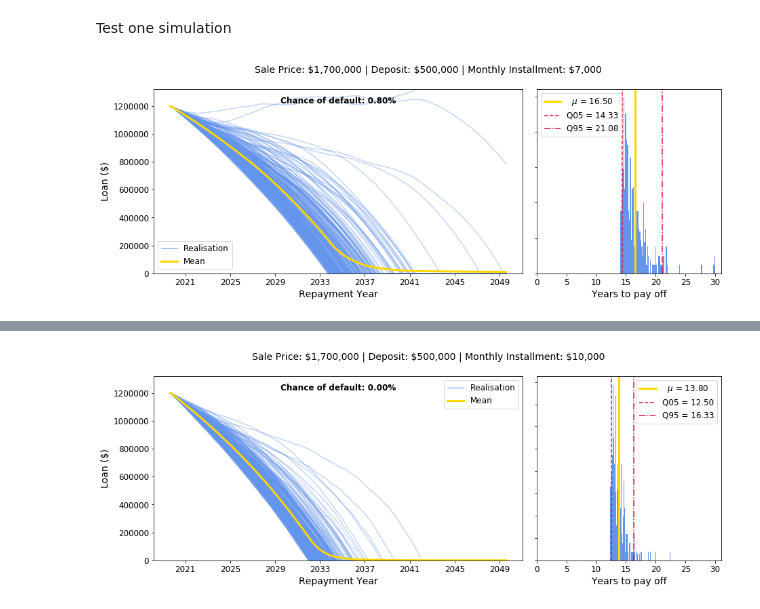
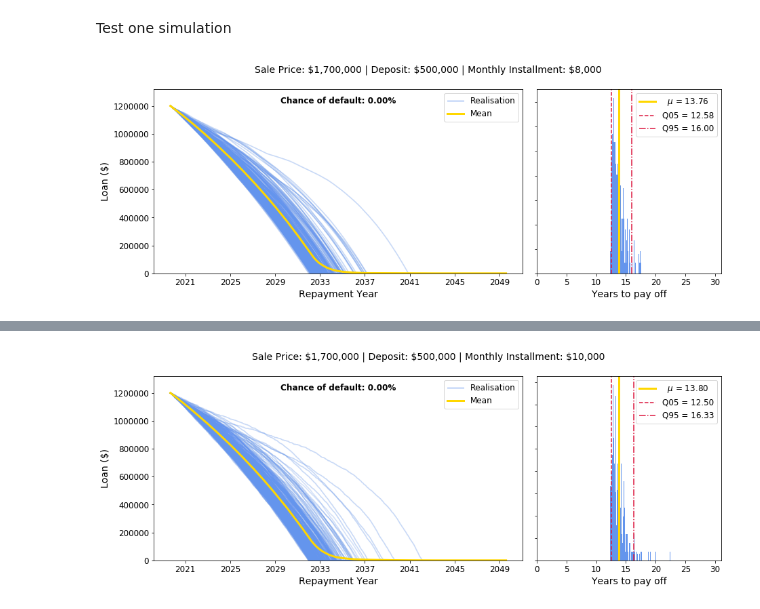
Before and after one commit to rhyswhitley/mortgage_stressor, a Jupyter notebook: mortgage_stressor.ipynb, the cells around one changed output, grey strips where cells are left out. Drawn from its saved outputs; the diff is of its cells as text; code cells hidden in the pictures.

```diff
--- a/mortgage_stressor.ipynb
+++ b/mortgage_stressor.ipynb
@@ -47,8 +47,10 @@ def mortgage_repayment(cost, deposit, installment, life_loan=30, int_start=0.03,
         portion = np.random.uniform(0.6, 1) if jitter_install else 1.0
 
         # compound loan and repayment
-        loan_adj = loan_amount[t-1] + loan_amount[t-1]*int_rate/12
-        income_adj = income_amount[t-1] + income_amount[t-1]*inflate/12
+        #loan_adj = loan_amount[t-1] + loan_amount[t-1]*int_rate/12
+        loan_adj = loan_amount[t-1]*(1+int_rate)**(1/12)
+        #income_adj = income_amount[t-1] + income_amount[t-1]*inflate/12
+        income_adj = income_amount[t-1]*(1+inflate)**(1/12)
 
         # add to record
         loan_amount.append(max(0, loan_adj - income_adj*portion))
@@ -131,6 +133,6 @@ def simulate_mortgage(*args, simlen=5000, **kwargs):
 Test one simulation
 # %%
 %%time
-simulate_mortgage(1.7e6, 5e5, 7000, simlen=1000)
+simulate_mortgage(1.7e6, 5e5, 8000, simlen=1000)
 # %% [output]
-[figure, old version]
+[figure, new version]
```
Also changed, not shown: parts of 2 cells of this notebook.
